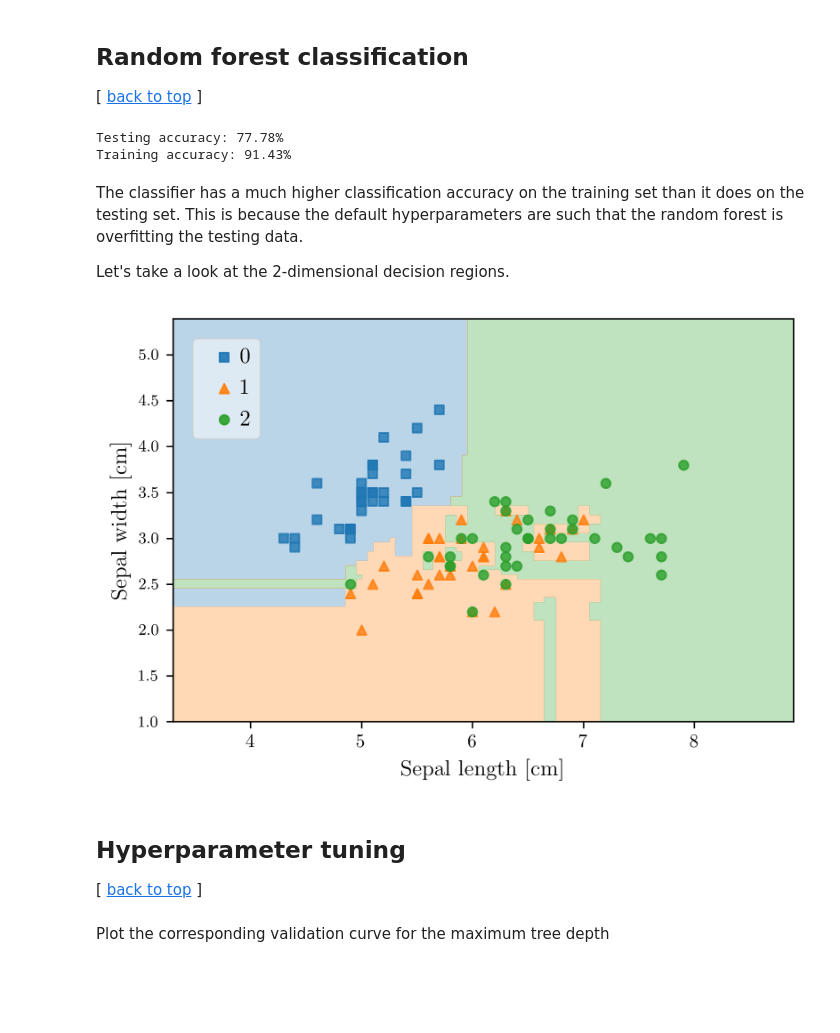
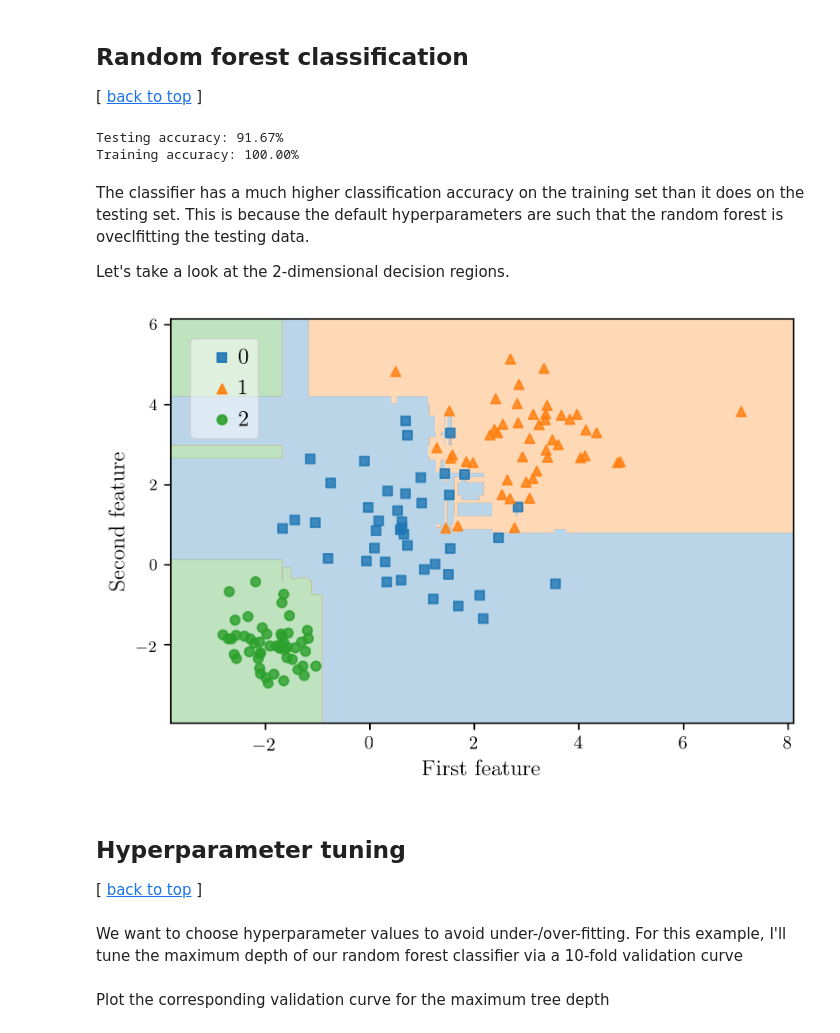
Before and after one commit to rsumner33/xmeeting-intro-machine-learning, a Jupyter notebook: ML-example.ipynb, the cells around one changed output. Saved outputs shown, nothing was run; the diff lists cells and outputs as text; code cells hidden in the pictures; blank space fills up the shorter version.

```diff
--- a/ML-example.ipynb
+++ b/ML-example.ipynb
@@ -41,4 +33,0 @@ The [iris dataset](https://archive.ics.uci.edu/ml/datasets/Iris) is a classic cl
-# %%
-iris = datasets.load_iris()
-X = iris.data[:, :2]
-y = iris.target
@@ -45 +40,5 @@ y = iris.target
+# %%
+centers = [[1, 1], [3, 3], [-2, -2]]
+cluster_std = [1, 1, 0.5]
+X, y = datasets.make_blobs(n_samples=200, centers=centers, n_features=2, cluster_std=cluster_std, random_state=2)
 # %% [markdown]
@@ -65,31 +62,34 @@ X_train, X_test, y_train, y_test = train_test_split(X, y, test_size=0.3, random_
 ## Random forest classification
 [ [back to top](#top) ]
 # %%
-rf = RandomForestClassifier(random_state=2)
+clf = RandomForestClassifier(random_state=2)
 # %%
-rf = rf.fit(X_train, y_train)
-train_pred = rf.predict(X_train)
+clf = clf.fit(X_train, y_train)
+train_pred = clf.predict(X_train)
 train_acc = accuracy_score(y_train, train_pred)
-test_pred = rf.predict(X_test)
+test_pred = clf.predict(X_test)
 test_acc = accuracy_score(y_test, test_pred)
-print(f'Testing accuracy: {test_acc:0.2%}')
-print(f'Training accuracy: {train_acc:0.2%}')
+print('Testing accuracy: {:0.2%}'.format(test_acc))
+print('Training accuracy: {:0.2%}'.format(train_acc))
 # %% [output]
-Testing accuracy: 77.78%
-Training accuracy: 91.43%
+Testing accuracy: 91.67%
+Training accuracy: 100.00%
 # %% [markdown]
-The classifier has a much higher classification accuracy on the training set than it does on the testing set. This is because the default hyperparameters are such that the random forest is overfitting the testing data.
+The classifier has a much higher classification accuracy on the training set than it does on the testing set. This is because the default hyperparameters are such that the random forest is oveclfitting the testing data.
 
 Let's take a look at the 2-dimensional decision regions.
 # %%
 fig, ax = plt.subplots()
-plot_decision_regions(X_train, y_train, clf=rf, res=0.01, legend=2, colors='C0,C1,C2', hide_spines=False, ax=ax)
-ax.set_xlabel('Sepal length [cm]')
-ax.set_ylabel('Sepal width [cm]')
+plot_decision_regions(X_train[:300], y_train[:300], clf=clf, res=0.01, legend=2,
+                      colors='C0,C1,C2', hide_spines=False, ax=ax)
+ax.set_xlabel('First feature')
+ax.set_ylabel('Second feature')
 plt.show()
 # %% [output]
-[figure, old version]
+[figure, new version]
 # %% [markdown]
 ## Hyperparameter tuning
 [ [back to top](#top) ]
+# %% [markdown]
+We want to choose hyperparameter values to avoid under-/over-fitting. For this example, I'll tune the maximum depth of our random forest classifier via a 10-fold validation curve
 # %%
```
Also changed, not shown: parts of 17 cells of this notebook, 1 other file.
